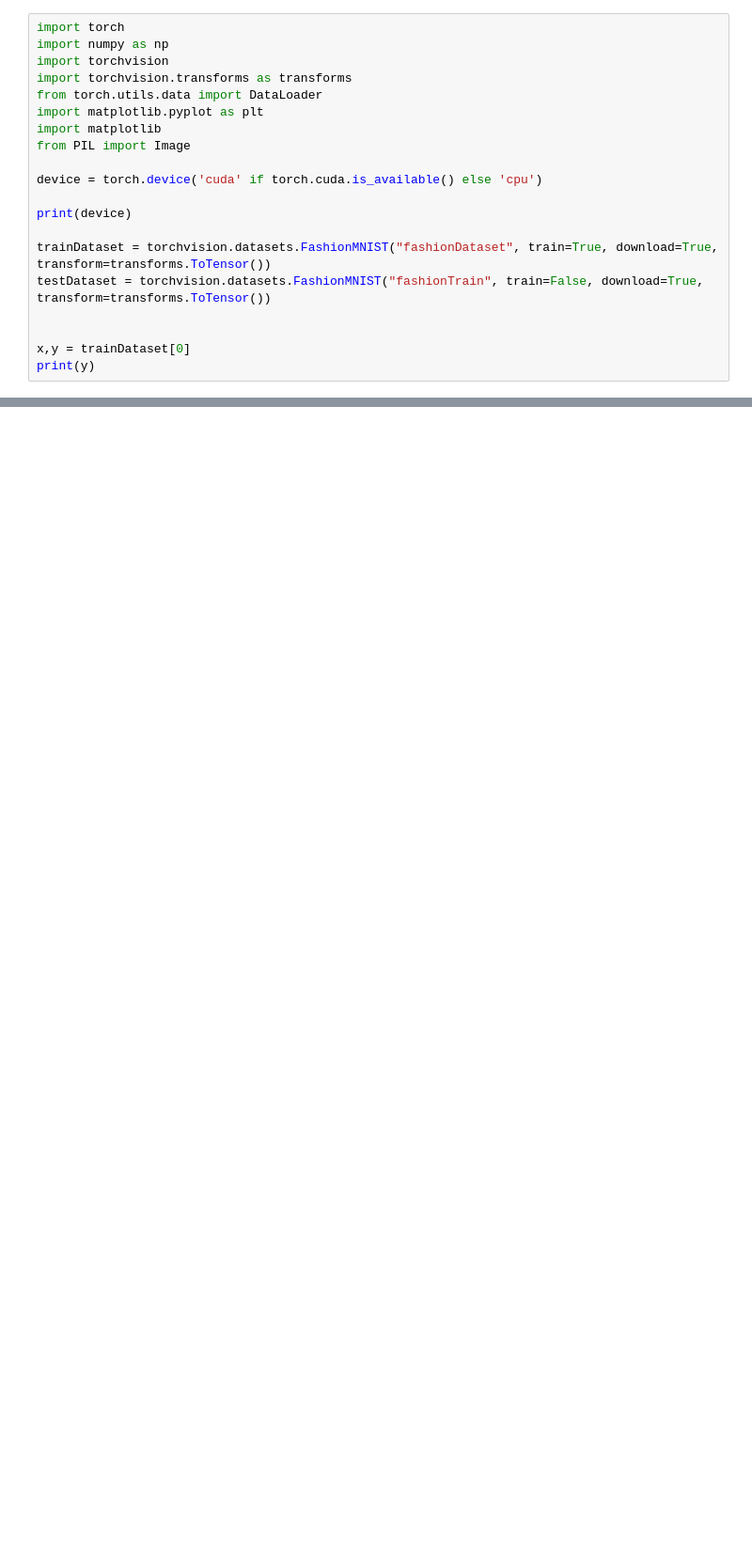
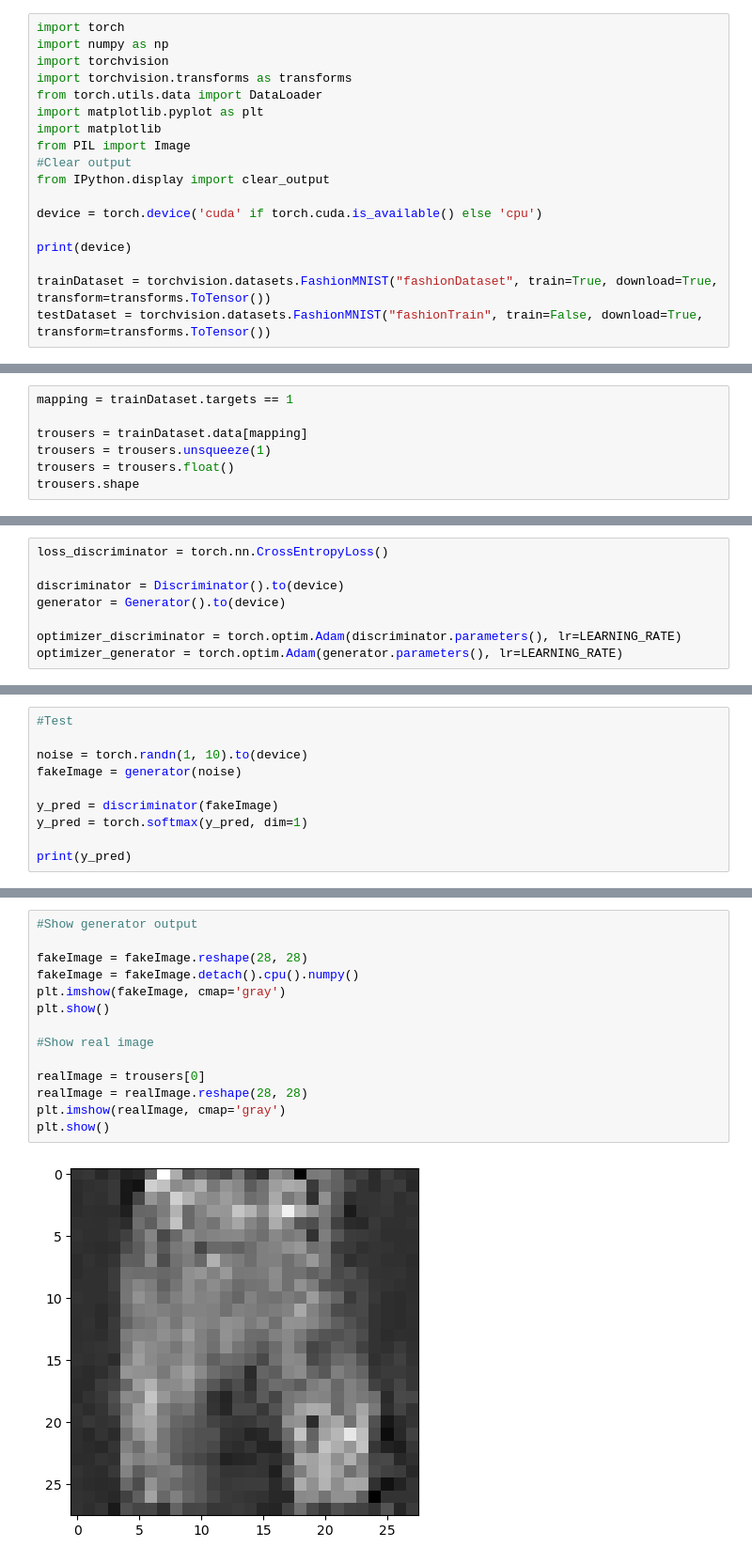
Before and after one commit to ethanh20009/ImageClassifier, a Jupyter notebook: encoderDecoder.ipynb, the cells around one changed output, grey strips where cells are left out. Shown at 94% size. Cells and saved outputs as stored; diff of their text form; blank space fills up the shorter version.

```diff
--- a/encoderDecoder.ipynb
+++ b/encoderDecoder.ipynb
@@ -7,6 +7,8 @@ from torch.utils.data import DataLoader
 import matplotlib.pyplot as plt
 import matplotlib
 from PIL import Image
+#Clear output
+from IPython.display import clear_output
 
 device = torch.device('cuda' if torch.cuda.is_available() else 'cpu')
 
@@ -14,9 +16,5 @@ print(device)
 
 trainDataset = torchvision.datasets.FashionMNIST("fashionDataset", train=True, download=True, transform=transforms.ToTensor())
 testDataset = torchvision.datasets.FashionMNIST("fashionTrain", train=False, download=True, transform=transforms.ToTensor())
-
-
-x,y = trainDataset[0]
-print(y)
 # %% [output]
 cuda
@@ -23,0 +21,7 @@ cuda
+# %%
+mapping = trainDataset.targets == 1
+
+trousers = trainDataset.data[mapping]
+trousers = trousers.unsqueeze(1)
+trousers = trousers.float()
+trousers.shape
@@ -81,0 +96,8 @@ lossFunction = torch.nn.MSELoss()
+# %%
+loss_discriminator = torch.nn.CrossEntropyLoss()
+
+discriminator = Discriminator().to(device)
+generator = Generator().to(device)
+
+optimizer_discriminator = torch.optim.Adam(discriminator.parameters(), lr=LEARNING_RATE)
+optimizer_generator = torch.optim.Adam(generator.parameters(), lr=LEARNING_RATE)
@@ -81,0 +196,10 @@ lossFunction = torch.nn.MSELoss()
+# %%
+#Test
+
+noise = torch.randn(1, 10).to(device)
+fakeImage = generator(noise)
+
+y_pred = discriminator(fakeImage)
+y_pred = torch.softmax(y_pred, dim=1)
+
+print(y_pred)
@@ -81,0 +208,16 @@ lossFunction = torch.nn.MSELoss()
+# %%
+#Show generator output
+
+fakeImage = fakeImage.reshape(28, 28)
+fakeImage = fakeImage.detach().cpu().numpy()
+plt.imshow(fakeImage, cmap='gray')
+plt.show()
+
+#Show real image
+
+realImage = trousers[0]
+realImage = realImage.reshape(28, 28)
+plt.imshow(realImage, cmap='gray')
+plt.show()
+# %% [output]
+[figure, added]
```
Also changed, not shown: parts of 8 cells of this notebook.
